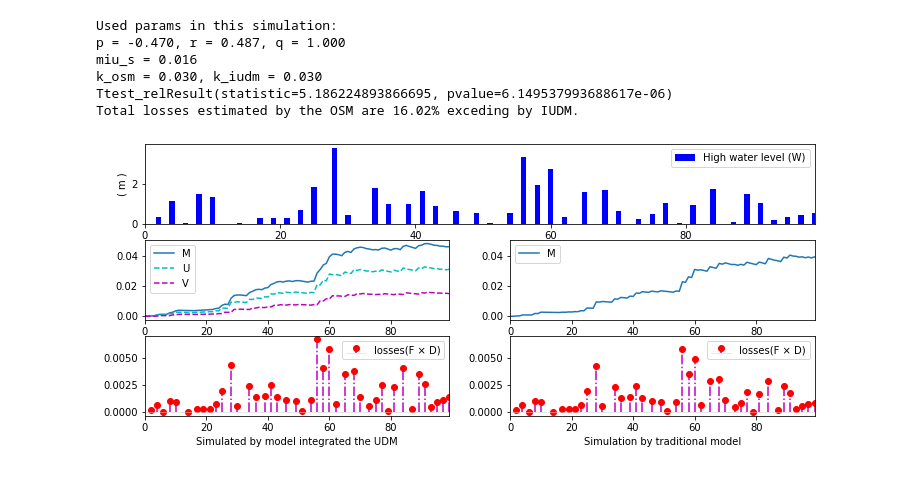
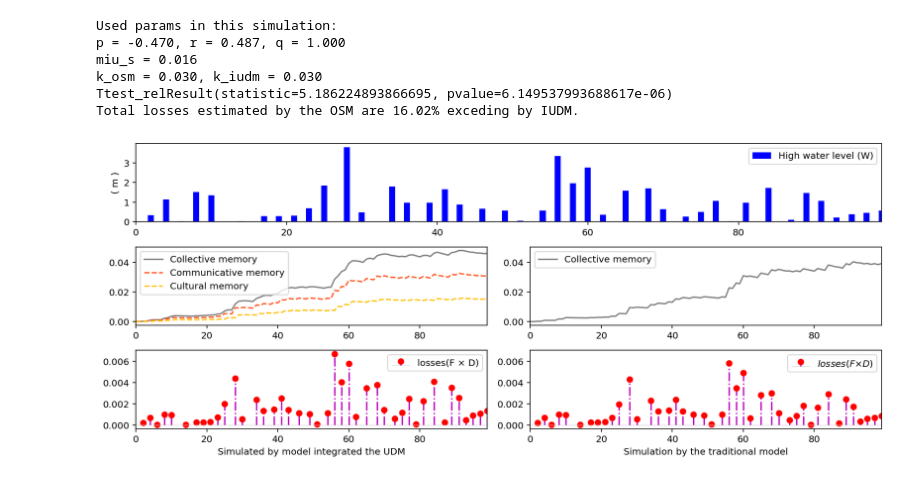
Before and after one commit to SongshGeo/Collective-Memory, a Jupyter notebook: plotting_result3.ipynb, the cells around one changed output. Drawn from its saved outputs; the diff is of its cells as text; code cells hidden in the pictures.

```diff
--- a/plotting_result3.ipynb
+++ b/plotting_result3.ipynb
@@ -53,10 +64,12 @@ k_osm = 0.030, k_iudm = 0.030
 Ttest_relResult(statistic=5.186224893866695, pvalue=6.149537993688617e-06)
 Total losses estimated by the OSM are 16.02% exceding by IUDM.
 # %%
+%config InlineBackend.figure_format ='retina'
+
 t_arr = one_simu_result['y'].values
 w, h, loss_osm, loss_iudm, u, v, m = [one_simu_result[col].values for col in ['w', 'h', 'loss_osm', 'loss_iudm', 'u', 'v', 'm']]
 
-fig = plt.figure(figsize=(12, 5))
+fig = plt.figure(figsize=(12, 5), tight_layout=True)
 
 ax1 = fig.add_subplot(311)
 ax1.bar(t_arr, w, color="b", label="High water level (W)")
@@ -65,15 +78,16 @@ ax1.set_xlim(t_arr.min(), t_arr.max())
 plt.ylabel("( m )")
 plt.legend(loc=1)
 
+# ['#FFC107', '#FF5722', '#00A0E8']  # read, heard, experienced
 ax2 = fig.add_subplot(323)
-ax2.plot(t_arr, u+v, "-", label="M")
-ax2.plot(t_arr, u, "--", color="c", label="U")
-ax2.plot(t_arr, v, "--", color="m", label="V")
+ax2.plot(t_arr, u+v, "-", label="Collective memory", color='gray')
+ax2.plot(t_arr, u, "--", label="Communicative memory", color='#FF5722')
+ax2.plot(t_arr, v, "--", label="Cultural memory", color='#FFC107')
 ax2.set_xlim(t_arr.min(), t_arr.max())
 ax2.legend()
 
 ax3 = fig.add_subplot(324)
-ax3.plot(t_arr, m, "-", label="M")
+ax3.plot(t_arr, m, "-", label="Collective memory", color='gray')
 ax3.set_ylim(ax2.get_ylim())
 ax3.set_xlim(t_arr.min(), t_arr.max())
 ax3.legend()
@@ -90,14 +104,64 @@ ax4.set_xlabel("Simulated by model integrated the UDM")
 
 ax5 = fig.add_subplot(326)
 markerline, stemlines, baseline = ax5.stem(t_arr, loss_iudm, linefmt="-.", markerfmt="o",
-                                           use_line_collection=True, label="losses(F × D)")
+                                           use_line_collection=True, label="$losses(F × D)$")
 plt.setp(baseline, color="lightgray", linewidth=0.5)
 plt.setp(markerline, color="r")
 plt.setp(stemlines, color="m")
 ax5.set_xlim(t_arr.min(), t_arr.max())
-ax5.set_xlabel("Simulation by traditional model")
+ax5.set_xlabel("Simulation by the traditional model")
 ax5.set_ylim(ax4.get_ylim())
 ax5.legend(loc=1)
-plt.show();
+plt.savefig('images/result3-2.jpg', format='jpg', dpi=300);
-# %% [output]
-[figure, removed]
+# %%
+%config InlineBackend.figure_format ='retina'
+
+t_arr = one_simu_result['y'].values
+w, h, loss_osm, loss_iudm, u, v, m = [one_simu_result[col].values for col in ['w', 'h', 'loss_osm', 'loss_iudm', 'u', 'v', 'm']]
+
+fig = plt.figure(figsize=(12, 5), tight_layout=True)
+
+ax1 = fig.add_subplot(311)
+ax1.bar(t_arr, w, color="b", label="High water level (W)")
+# ax1.plot(t_arr, h, "--", color="k", label="Height of levee (H)")
+ax1.set_xlim(t_arr.min(), t_arr.max())
+plt.ylabel("( m )")
+plt.legend(loc=1)
+
+# ['#FFC107', '#FF5722', '#00A0E8']  # read, heard, experienced
+ax2 = fig.add_subplot(323)
+ax2.plot(t_arr, u+v, "-", label="Collective memory", color='gray')
+ax2.plot(t_arr, u, "--", label="Communicative memory", color='#FF5722')
+ax2.plot(t_arr, v, "--", label="Cultural memory", color='#FFC107')
+ax2.set_xlim(t_arr.min(), t_arr.max())
+ax2.legend()
+
+ax3 = fig.add_subplot(324)
+ax3.plot(t_arr, m, "-", label="Collective memory", color='gray')
+ax3.set_ylim(ax2.get_ylim())
+ax3.set_xlim(t_arr.min(), t_arr.max())
+ax3.legend()
+
+ax4 = fig.add_subplot(325)
+markerline, stemlines, baseline = ax4.stem(t_arr, loss_osm, linefmt="-.", markerfmt="o", label="losses(F × D)",
+                                           use_line_collection=True)
+plt.setp(baseline, color="lightgray", linewidth=0.5)
+plt.setp(markerline, color="r")
+plt.setp(stemlines, color="m")
+ax4.legend(loc=1)
+ax4.set_xlim(t_arr.min(), t_arr.max())
+ax4.set_xlabel("Simulated by model integrated the UDM")
+
+ax5 = fig.add_subplot(326)
+markerline, stemlines, baseline = ax5.stem(t_arr, loss_iudm, linefmt="-.", markerfmt="o",
+                                           use_line_collection=True, label="$losses(F × D)$")
+plt.setp(baseline, color="lightgray", linewidth=0.5)
+plt.setp(markerline, color="r")
+plt.setp(stemlines, color="m")
+ax5.set_xlim(t_arr.min(), t_arr.max())
+ax5.set_xlabel("Simulation by the traditional model")
+ax5.set_ylim(ax4.get_ylim())
+ax5.legend(loc=1)
+plt.savefig('images/result3-2.jpg', format='jpg', dpi=300);
+# %% [output]
+[figure, added]
```
Also changed, not shown: parts of 2 cells of this notebook, 2 other files.
